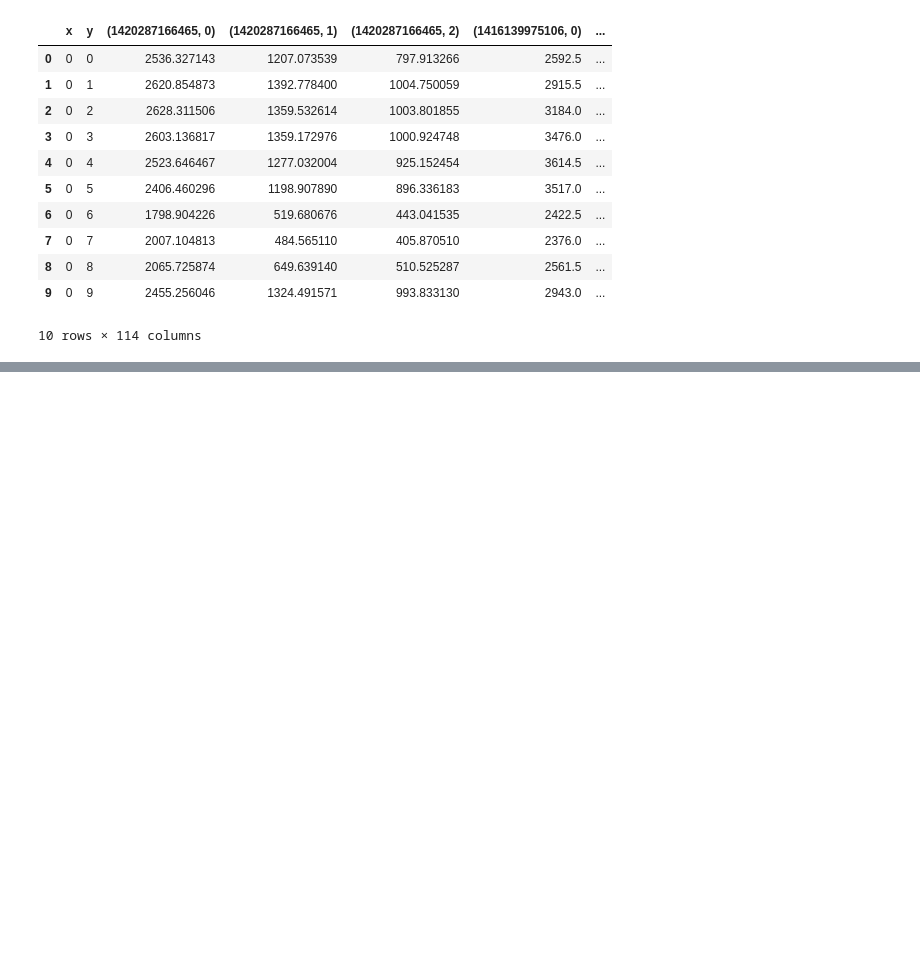
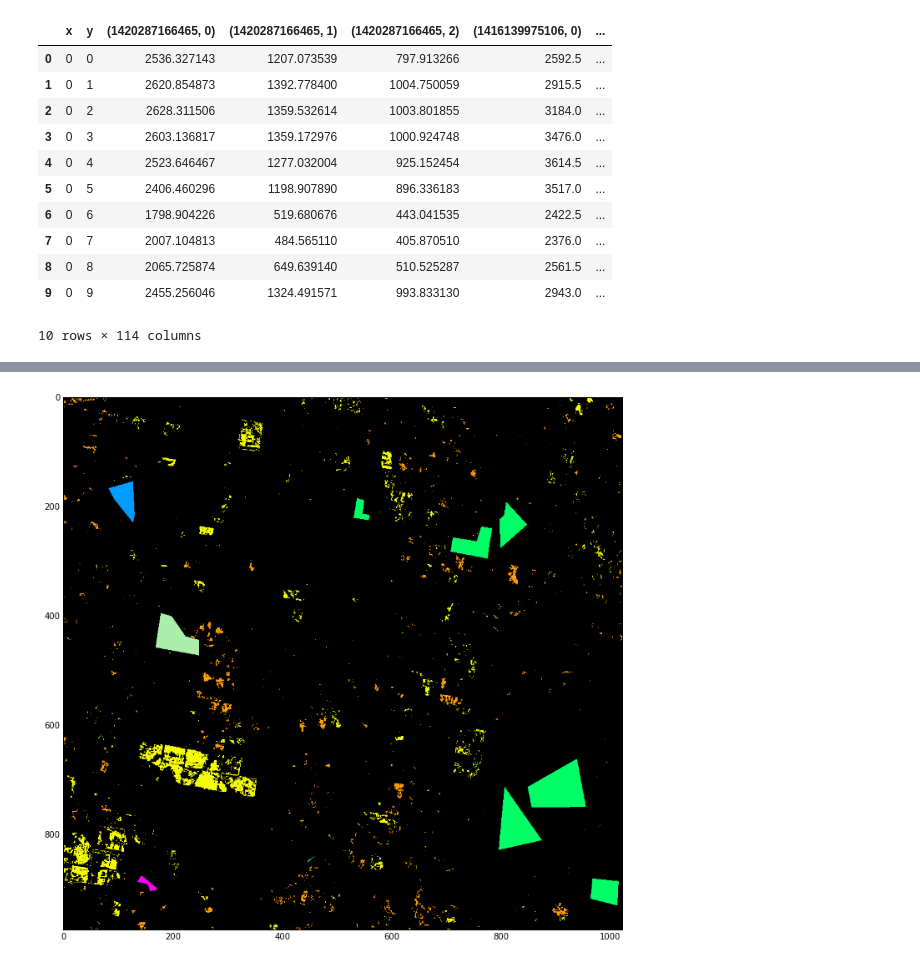
Before and after one commit to HKCaesar/EarthEngineDataProcessing, a Jupyter notebook: alternative.ipynb, the cells around one changed output, grey strips where cells are left out. Saved outputs shown, nothing was run; the diff lists cells and outputs as text; code cells hidden in the pictures; blank space fills up the shorter version.

```diff
--- a/alternative.ipynb
+++ b/alternative.ipynb
@@ -264,0 +336,6 @@ train_labelled.head(10)
+# %%
+plt.figure(figsize=(12, 12))
+plt.imshow(label_image)
+plt.show()
+# %% [output]
+[figure, added]
```
Also changed, not shown: parts of 22 cells of this notebook, 1 other file.
